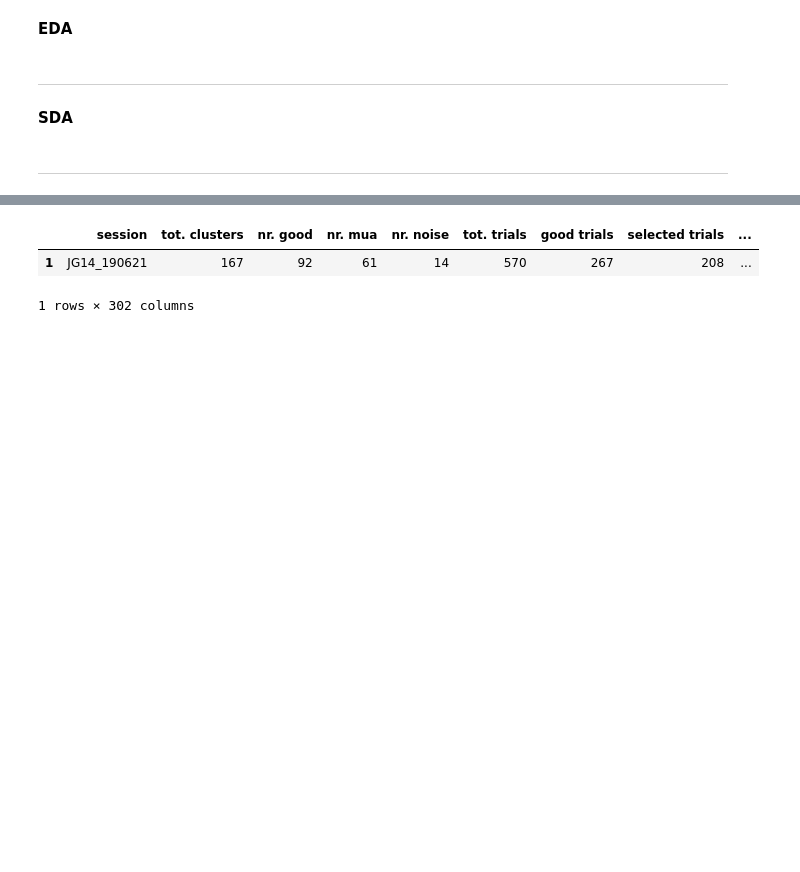
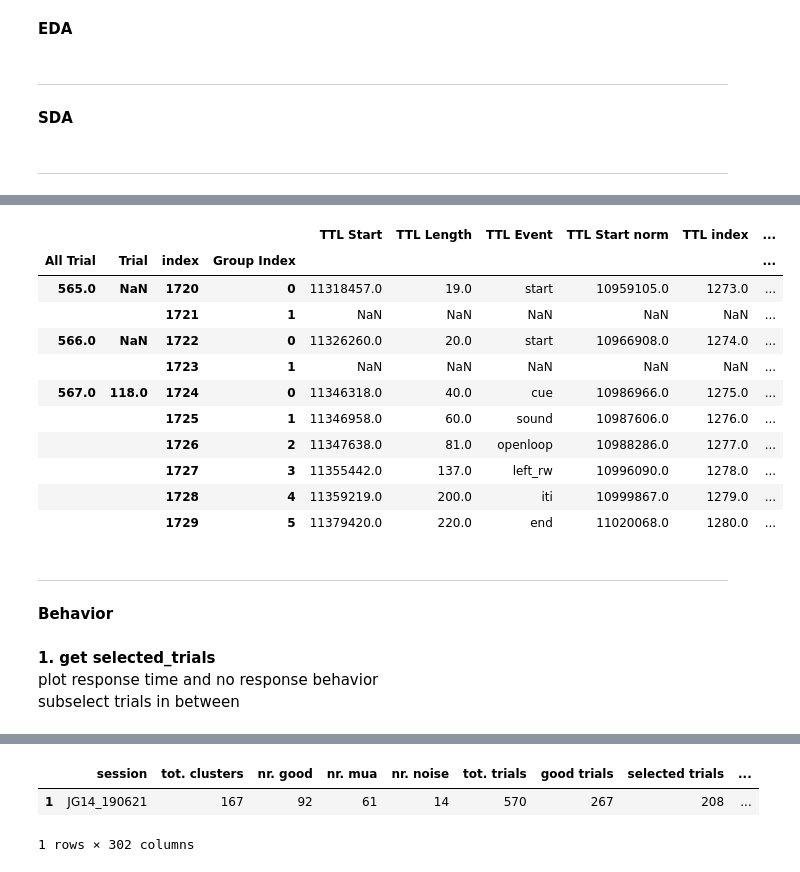
Before and after one commit to maxhoheiser/spikes-ephys, a Jupyter notebook: pipeline.ipynb, the cells around one changed output, grey strips where cells are left out. Drawn from its saved outputs; the diff is of its cells as text; code cells hidden in the pictures; blank space fills up the shorter version.

```diff
--- a/pipeline.ipynb
+++ b/pipeline.ipynb
@@ -299,0 +476,26 @@ deselect_trials = [(X,X),(X,'end')]
+# %%
+session = 'JG14_190619'
+folder = mac_folder + r"/" + session
+# sync
+rows_missing_ttl = [111,2780]
+# behavior
+deselect_trials = []#(X,X),(X,'end')
+# sda
+window = 2000
+iterations = 1000
+bins = 50
+
+sync_obj = SyncPhenosys(session, folder, 7, 1, rows_missing_ttl)
+behavior_obj = BehaviorAnalysis(sync_obj, deselect_trials)
+#eda_obj = SpikesEDA(behavior_obj)
+#sda_obj = SpikesSDA(eda_obj)
+#report_obj = SpikesReport(eda_obj)
+"""
+JG14_190619 = type('obj', (object,),
+                   {'sync':sync_obj,
+                    'behavior':behavior_obj,
+                    'eda':eda_obj,
+                    'sda': sda_obj,
+                    'report': report_obj,
+                   })
+"""
@@ -299,0 +541,3 @@ deselect_trials = [(X,X),(X,'end')]
+# %%
+# load session initially
+sync_obj = SyncPhenosys(session, folder, 7, 1, rows_missing_ttl)
@@ -299,0 +554,6 @@ deselect_trials = [(X,X),(X,'end')]
+# %%
+# first find missing rows
+rows_missing_ttl = [111,2780]
+combined = sync_obj.combine_dataframes(align=True,rows_missing_ttl=False)
+
+qgrid.show_grid(combined)
@@ -299,0 +586,23 @@ deselect_trials = [(X,X),(X,'end')]
+# %%
+combined.iloc[1720:1730]
+# %% [output]
+|  |  |  |  | TTL Start | TTL Length | TTL Event | TTL Start norm | TTL index | ... |
+| All Trial | Trial | index | Group Index |  |  |  |  |  | ... |
+| 565.0 | NaN | 1720 | 0 | 11318457.0 | 19.0 | start | 10959105.0 | 1273.0 | ... |
+|  |  | 1721 | 1 | NaN | NaN | NaN | NaN | NaN | ... |
+| 566.0 | NaN | 1722 | 0 | 11326260.0 | 20.0 | start | 10966908.0 | 1274.0 | ... |
+|  |  | 1723 | 1 | NaN | NaN | NaN | NaN | NaN | ... |
+| 567.0 | 118.0 | 1724 | 0 | 11346318.0 | 40.0 | cue | 10986966.0 | 1275.0 | ... |
+|  |  | 1725 | 1 | 11346958.0 | 60.0 | sound | 10987606.0 | 1276.0 | ... |
+|  |  | 1726 | 2 | 11347638.0 | 81.0 | openloop | 10988286.0 | 1277.0 | ... |
+|  |  | 1727 | 3 | 11355442.0 | 137.0 | left_rw | 10996090.0 | 1278.0 | ... |
+|  |  | 1728 | 4 | 11359219.0 | 200.0 | iti | 10999867.0 | 1279.0 | ... |
+|  |  | 1729 | 5 | 11379420.0 | 220.0 | end | 11020068.0 | 1280.0 | ... |
+# %% [markdown]
+---
+# %% [markdown]
+**Behavior**
+# %% [markdown]
+**1. get selected_trials**\
+plot response time and no response behavior \
+subselect trials in between
```
Also changed, not shown: parts of 180 cells of this notebook, 4 other files.
